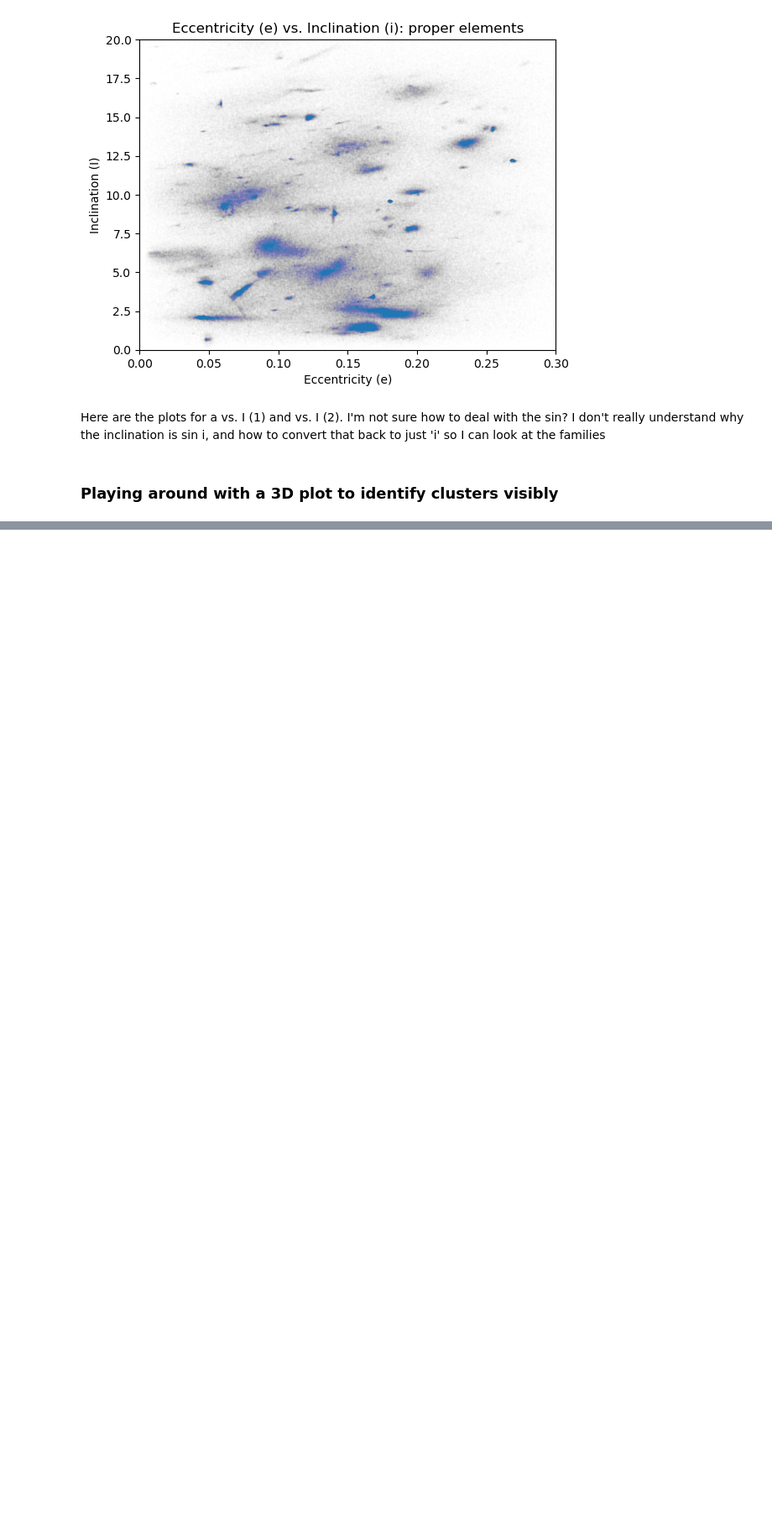
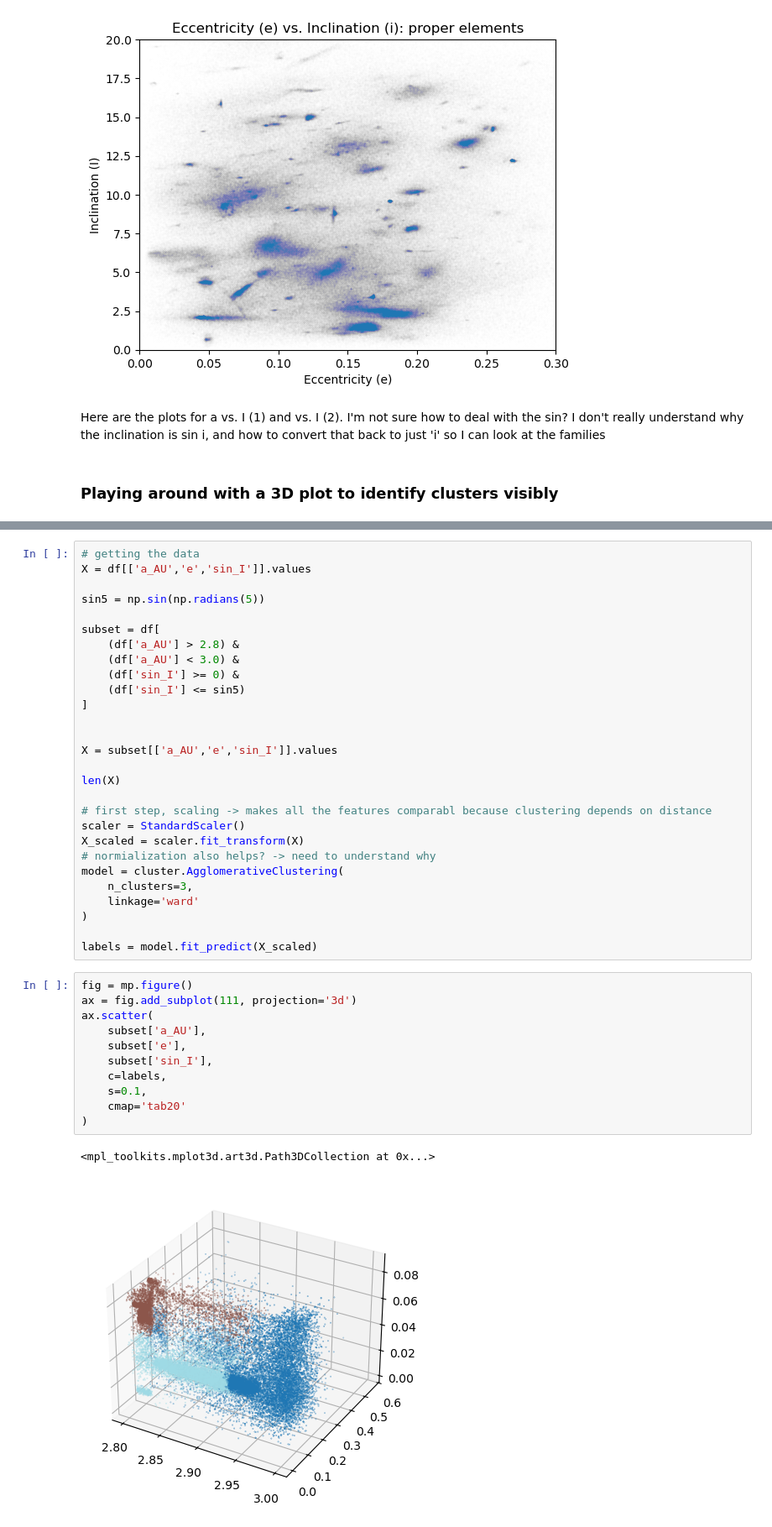
Before and after one commit to olincollege/scicomp-p2-alex_asteroids, a Jupyter notebook: Asteroid_family_exploration.ipynb, the cells around one changed output, grey strips where cells are left out. Shown at 84% size. Cells and saved outputs as stored; diff of their text form; blank space fills up the shorter version.

Commit message:
Trying method 1: Agglomerative clustering, ward and single

```diff
--- a/Asteroid_family_exploration.ipynb
+++ b/Asteroid_family_exploration.ipynb
@@ -114,0 +125,42 @@ mp.show()
+# %%
+# getting the data
+X = df[['a_AU','e','sin_I']].values
+
+sin5 = np.sin(np.radians(5))
+
+subset = df[
+    (df['a_AU'] > 2.8) &
+    (df['a_AU'] < 3.0) &
+    (df['sin_I'] >= 0) &
+    (df['sin_I'] <= sin5)
+]
+
+
+X = subset[['a_AU','e','sin_I']].values
+
+len(X)
+
+# first step, scaling -> makes all the features comparabl because clustering depends on distance
+scaler = StandardScaler()
+X_scaled = scaler.fit_transform(X)
+# normialization also helps? -> need to understand why
+model = cluster.AgglomerativeClustering(
+    n_clusters=3,
+    linkage='ward'
+)
+
+labels = model.fit_predict(X_scaled)
+# %%
+fig = mp.figure()
+ax = fig.add_subplot(111, projection='3d')
+ax.scatter(
+    subset['a_AU'],
+    subset['e'],
+    subset['sin_I'],
+    c=labels,
+    s=0.1,
+    cmap='tab20'
+)
+# %% [output]
+<mpl_toolkits.mplot3d.art3d.Path3DCollection at 0x...>
+[figure, added]
```
Also changed, not shown: parts of 7 cells of this notebook.
